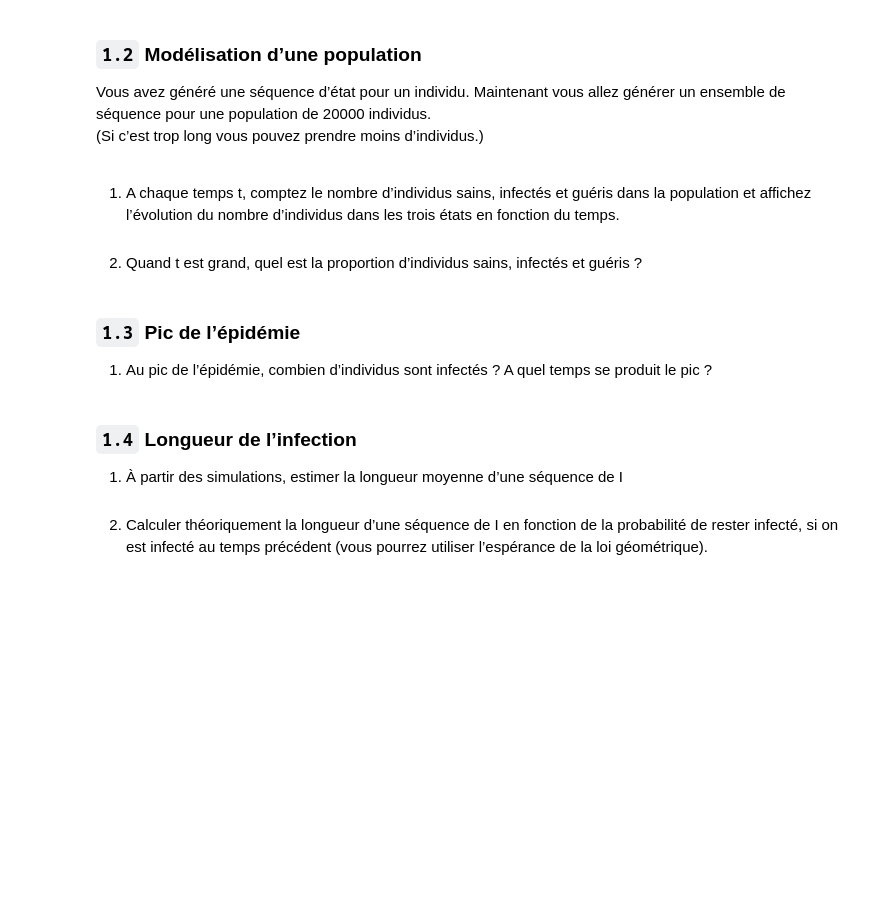
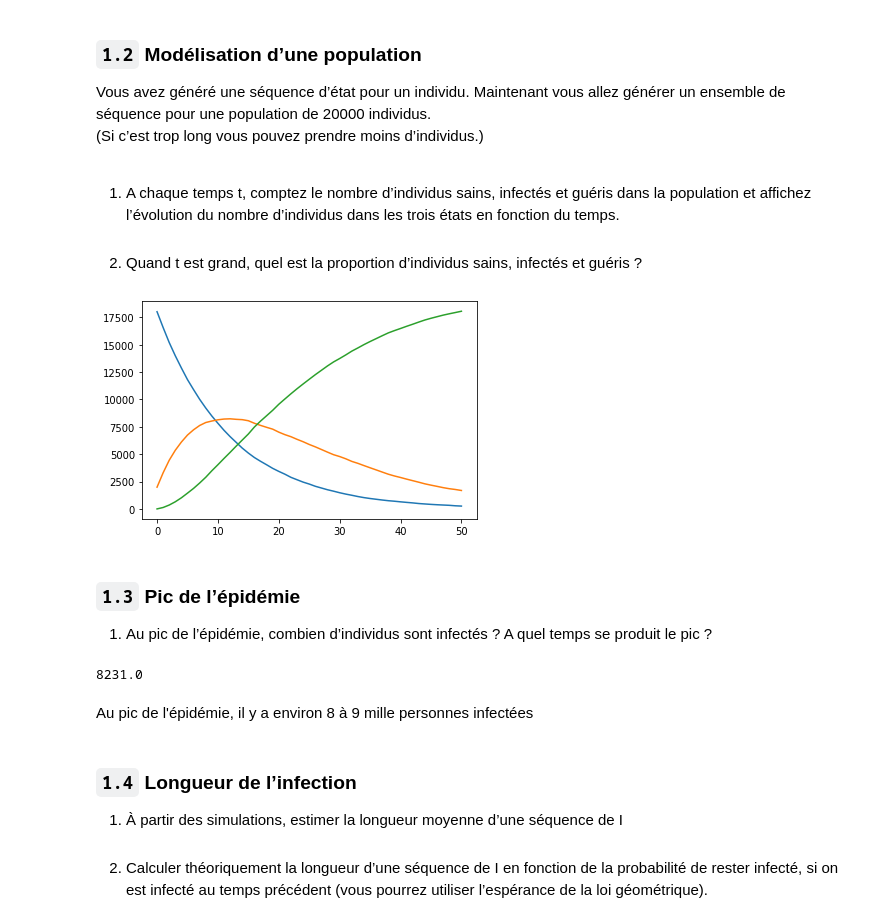
Before and after one commit to petrulii/pandemic-propagation, a Jupyter notebook: projet3_Teo_Ieva.ipynb, the cells around one changed output. Saved outputs shown, nothing was run; the diff lists cells and outputs as text; code cells hidden in the pictures; blank space fills up the shorter version.

```diff
--- a/projet3_Teo_Ieva.ipynb
+++ b/projet3_Teo_Ieva.ipynb
@@ -110,13 +96,24 @@ import matplotlib.pyplot as plt
 # %%
 for j in range(a.shape[1]):
     count[0, j] = len(np.where(a[:,j] == 0)[0])
     count[1, j] = len(np.where(a[:,j] == 1)[0])
     count[2, j] = len(np.where(a[:,j] == 2)[0])
 x = [i for i in range(51)]
-plt.plot(count[0, :], )
+plt.plot(x, count[0, :])
+plt.plot(x, count[1, :])
+plt.plot(x, count[2, :])
+plt.show()
+# %% [output]
+[figure, added]
 # %% [markdown]
 ### `1.3` Pic de l’épidémie
 1. Au pic de l’épidémie, combien d’individus sont infectés ? A quel temps se produit le pic ?
+# %%
+np.max(count[1, :])
+# %% [output]
+8231.0
+# %% [markdown]
+Au pic de l'épidémie, il y a environ 8 à 9 mille personnes infectées
 # %% [markdown]
 ### `1.4` Longueur de l’infection
 1. À partir des simulations, estimer la longueur moyenne d’une séquence de I<br/><br/>
```
Also changed, not shown: parts of 9 cells of this notebook.
